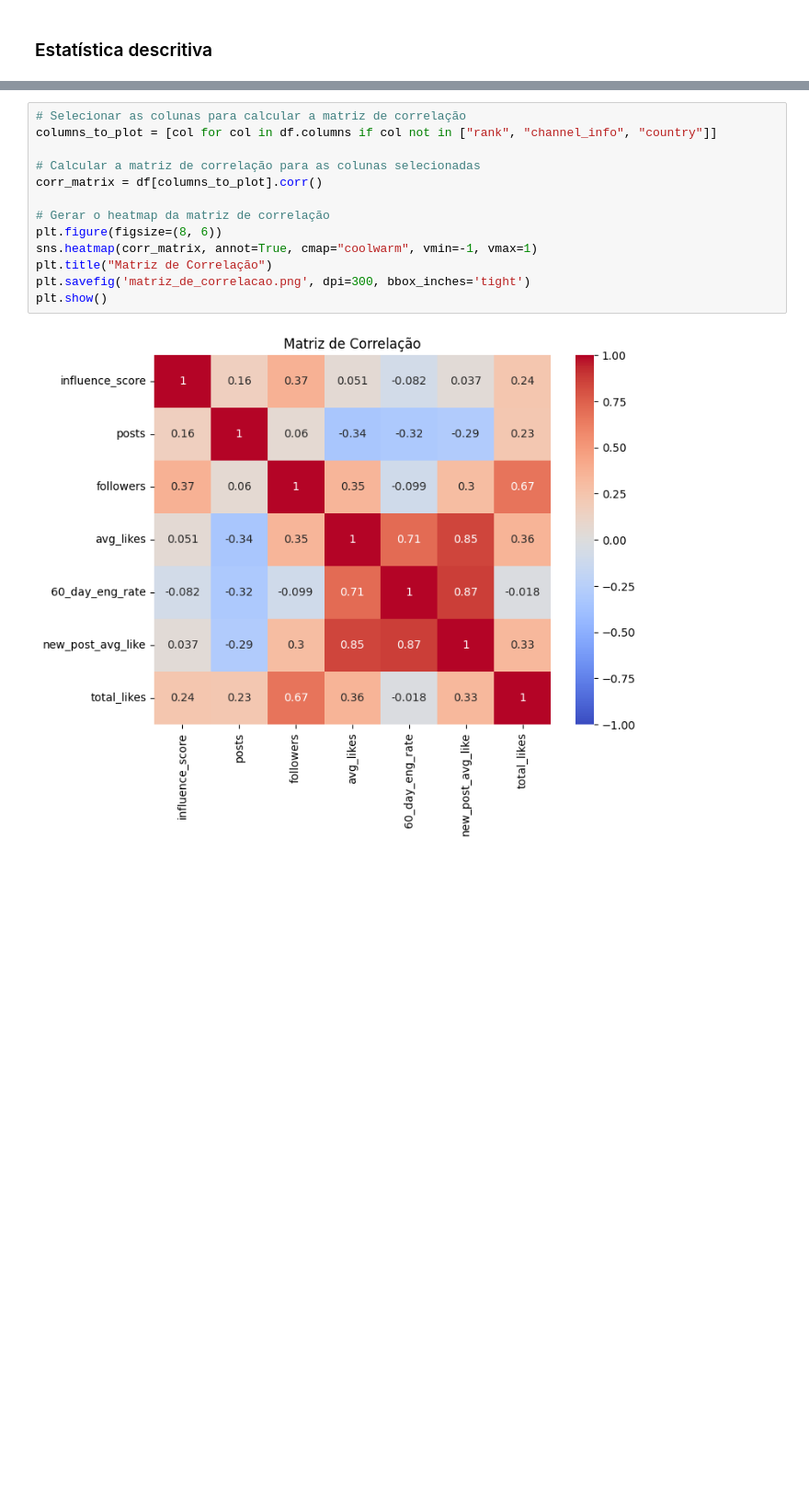
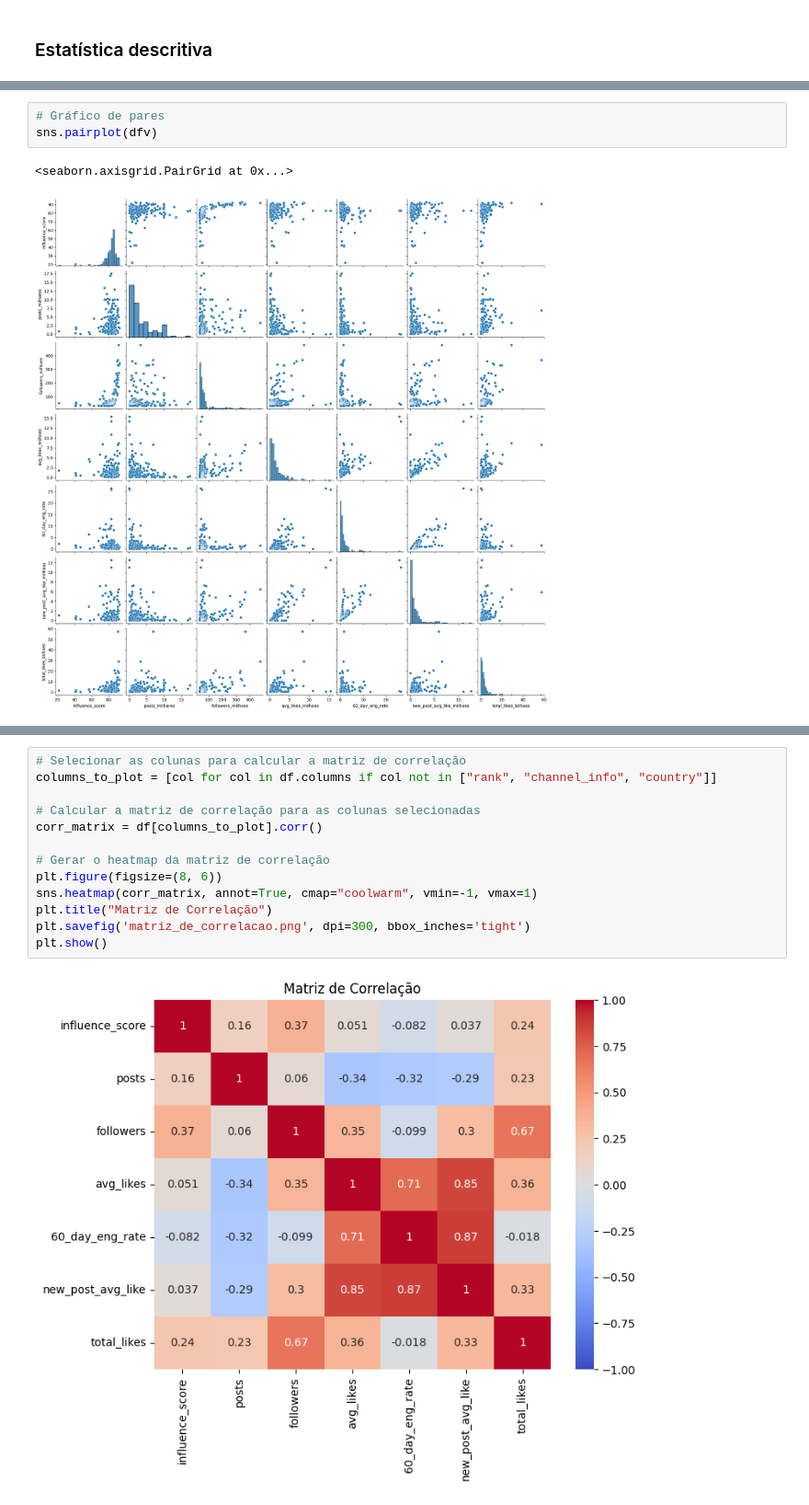
Before and after one commit to luanaoliveira/InstaDataScience, a Jupyter notebook: top_insta_influencers_data.ipynb, the cells around one changed output, grey strips where cells are left out. Shown at 92% size. Cells and saved outputs as stored; diff of their text form; blank space fills up the shorter version.

```diff
--- a/top_insta_influencers_data.ipynb
+++ b/top_insta_influencers_data.ipynb
@@ -392,0 +332,6 @@ plt.show()
+# %%
+# Gráfico de pares
+sns.pairplot(dfv)
+# %% [output]
+<seaborn.axisgrid.PairGrid at 0x...>
+[figure, added]
```
Also changed, not shown: parts of 18 cells of this notebook.
